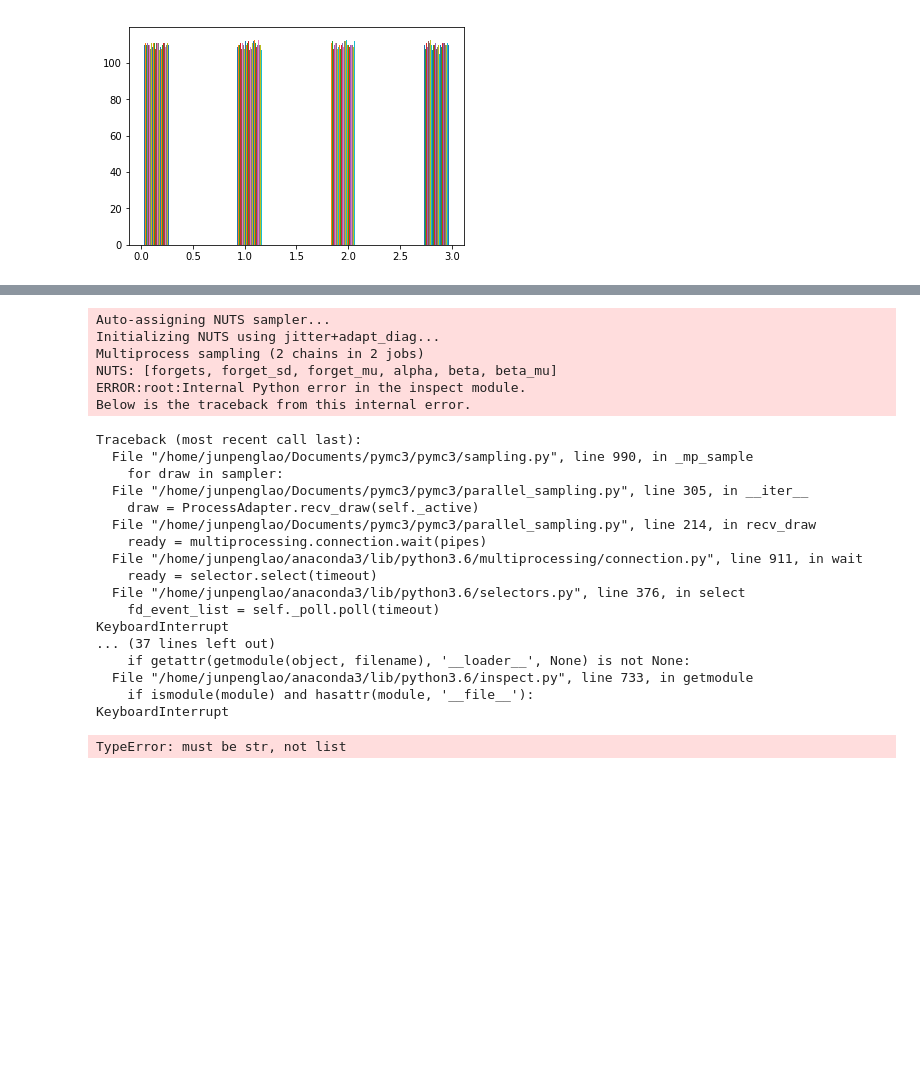
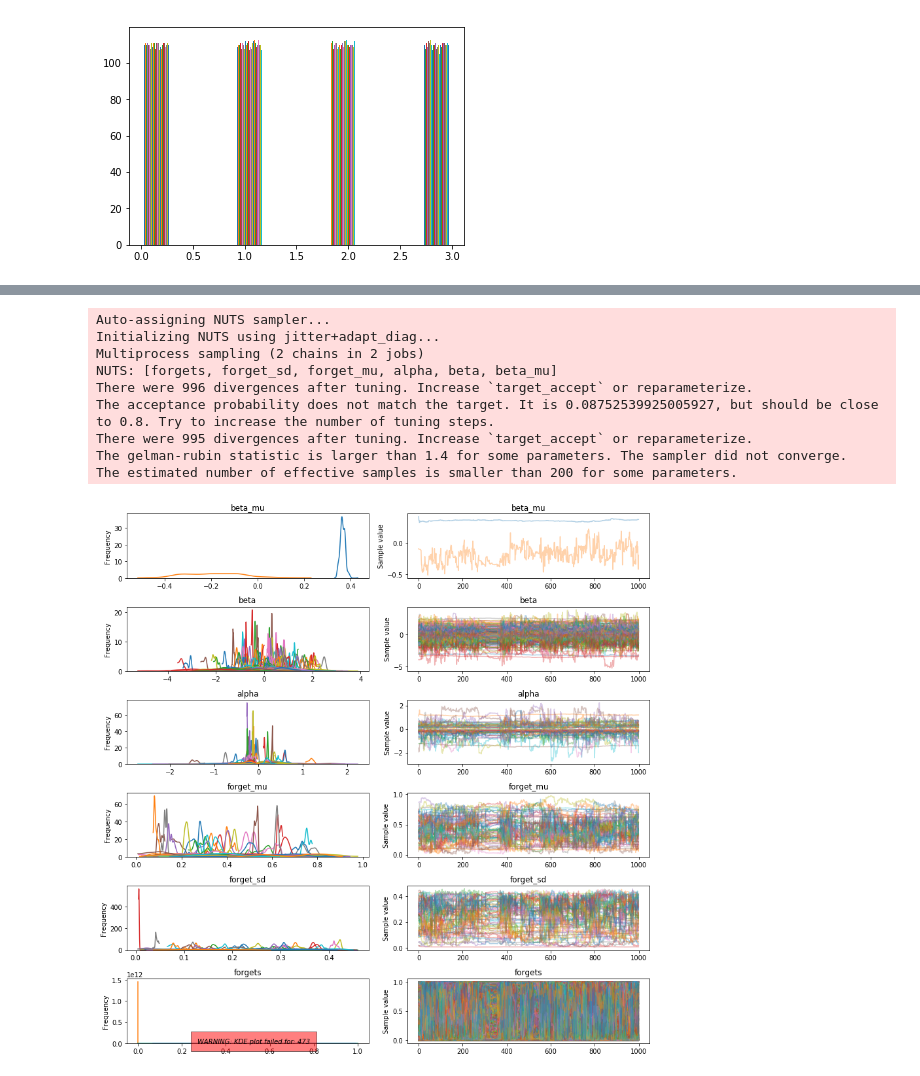
Before and after one commit to junpenglao/Planet_Sakaar_Data_Science, a Jupyter notebook: PyMC3QnA/discourse_1735.ipynb, the cells around one changed output, grey strips where cells are left out. Saved outputs shown, nothing was run; the diff lists cells and outputs as text; code cells hidden in the pictures; blank space fills up the shorter version.

```diff
--- a/PyMC3QnA/discourse_1735.ipynb
+++ b/PyMC3QnA/discourse_1735.ipynb
@@ -147,9 +200,9 @@ with pm.Model() as m:
     # RL parameters: softmax temperature beta; learning rate alpha; Q-value forgetting
     beta_mu = pm.Normal('beta_mu', 0., 1.)
     beta = pm.Normal('beta',
-                      mu=beta_mu,
-                      sd=1,
-                      shape=(1, n_subj, n_actions))
+                     mu=beta_mu,
+                     sd=1,
+                     shape=(1, n_subj, n_actions))
     betas = tt.tile(beta, (n_trials, 1, 1))
 
 #     alpha_mu = pm.Beta('alpha_mu', alpha=1., beta=1.)
@@ -174,7 +227,7 @@ with pm.Model() as m:
     Q_low0 = alien_initial_Q * tt.ones([n_subj, n_TS, n_aliens, n_actions])
 
     # Update Q-values based on stimulus, action, and reward
-    def update_Qs(season, alien, action, reward, Q_low, alpha, forget, n_subj):
+    def update_Qs(season, alien, action, reward, Q_low, _, alpha, forget, n_subj):
         # Loop over trials: take data for all subjects, 1 single trial
 
         # Forget Q-values a little bit in each trial
@@ -186,23 +239,23 @@ with pm.Model() as m:
                                      Q_low_new[tt.arange(n_subj), season, alien, action]
                                      + alpha * RPE_low)
 
-        return Q_low_new
+        return [Q_low_new, Q_low_new[tt.arange(n_subj), season, alien, :]]
 
     # Get Q-values for the whole task (update Q-values in each trial)
-    Q_low, _ = theano.scan(fn=update_Qs,
-                           sequences=[theano.shared(seasons),
-                                      theano.shared(aliens),
-                                      theano.shared(actions),
-                                      theano.shared(zrewards)],
-                           outputs_info=[Q_low0],
-                           non_sequences=[alpha, forgets, n_subj])
+    (_, Q_low), _ = theano.scan(fn=update_Qs,
+                                sequences=[theano.shared(seasons),
+                                           theano.shared(aliens),
+                                           theano.shared(actions),
+                                           theano.shared(zrewards)],
+                                outputs_info=[Q_low0, tt.ones(
+                                    [n_subj, n_actions])],
+                                non_sequences=[alpha, forgets, n_subj],
+                                strict=True)
 
     # Add first trial's Q-values, remove last trials Q-values
-    Q_low = tt.concatenate([[Q_low0], Q_low[:-1]], axis=0)
-    # tt.printing.Print("Q_low")(Q_low)
-
-    # Subset Q-values according to stimuli and responses in each trial
-    Q_sub = Q_low[trials, subj, seasons, aliens]
+    Q_sub = tt.concatenate([[Q_low0[tt.arange(n_subj), seasons[0], aliens[0], :]],
+                            Q_low[:-1]],
+                           axis=0)
 
     # First step to translate into probabilities: apply exp
 #     p = tt.exp(betas * Q_sub)
@@ -223,23 +276,12 @@ Auto-assigning NUTS sampler...
 Initializing NUTS using jitter+adapt_diag...
 Multiprocess sampling (2 chains in 2 jobs)
 NUTS: [forgets, forget_sd, forget_mu, alpha, beta, beta_mu]
-ERROR:root:Internal Python error in the inspect module.
-Below is the traceback from this internal error.
+There were 996 divergences after tuning. Increase `target_accept` or reparameterize.
+The acceptance probability does not match the target. It is 0.08752539925005927, but should be close to 0.8. Try to increase the number of tuning steps.
+There were 995 divergences after tuning. Increase `target_accept` or reparameterize.
+The gelman-rubin statistic is larger than 1.4 for some parameters. The sampler did not converge.
+The estimated number of effective samples is smaller than 200 for some parameters.
-Traceback (most recent call last):
-  File "/home/junpenglao/Documents/pymc3/pymc3/sampling.py", line 990, in _mp_sample
-    for draw in sampler:
-  File "/home/junpenglao/Documents/pymc3/pymc3/parallel_sampling.py", line 305, in __iter__
-    draw = ProcessAdapter.recv_draw(self._active)
-  File "/home/junpenglao/Documents/pymc3/pymc3/parallel_sampling.py", line 214, in recv_draw
-    ready = multiprocessing.connection.wait(pipes)
-  File "/home/junpenglao/anaconda3/lib/python3.6/multiprocessing/connection.py", line 911, in wait
-    ready = selector.select(timeout)
-  File "/home/junpenglao/anaconda3/lib/python3.6/selectors.py", line 376, in select
-    fd_event_list = self._poll.poll(timeout)
-KeyboardInterrupt
-... (37 lines left out)
-    if getattr(getmodule(object, filename), '__loader__', None) is not None:
-  File "/home/junpenglao/anaconda3/lib/python3.6/inspect.py", line 733, in getmodule
-    if ismodule(module) and hasattr(module, '__file__'):
-KeyboardInterrupt
-TypeError: must be str, not list
+# %%
+pm.traceplot(trace);
+# %% [output]
+[figure, added]
```
Also changed, not shown: parts of 5 cells of this notebook.
